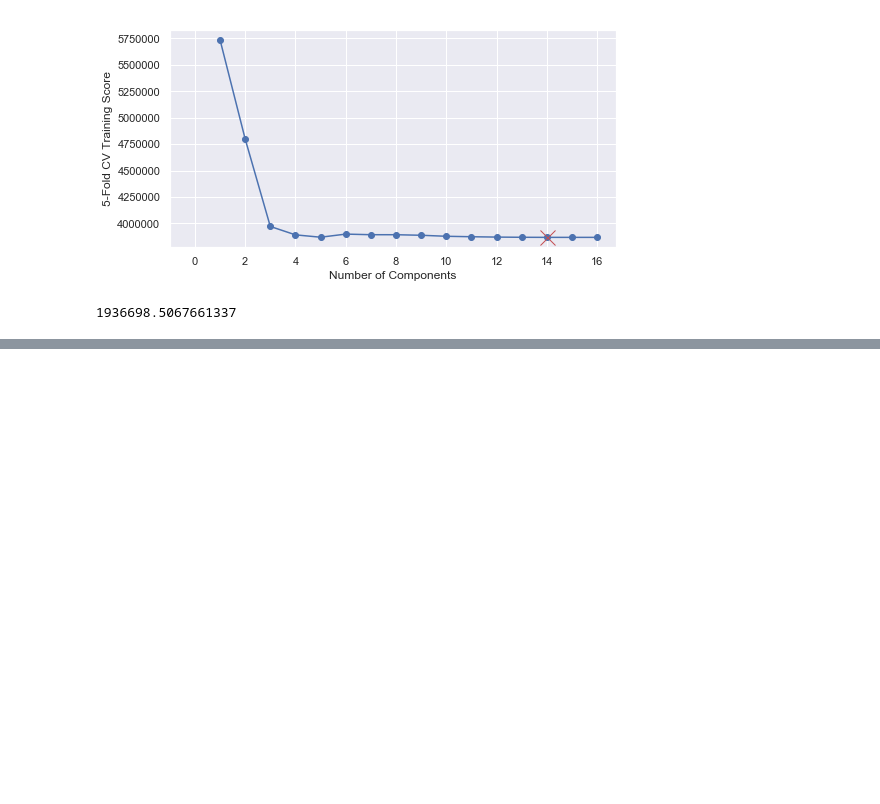
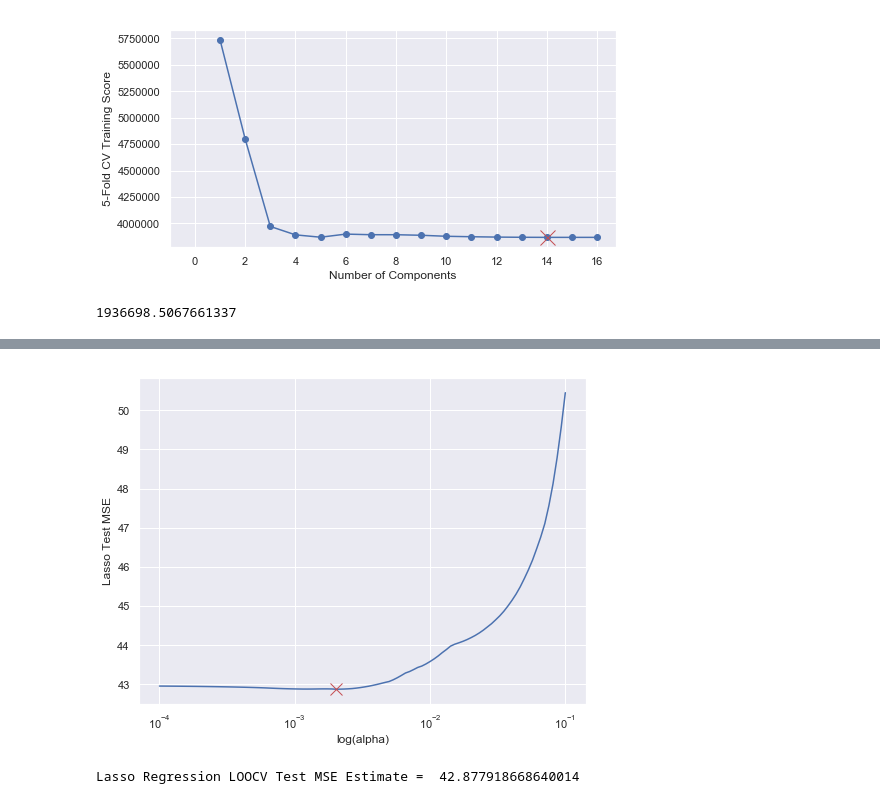
Before and after one commit to sbn1/Introduction-to-Statistical-Learning-using-Python, a Jupyter notebook: Chapter 6. Linear Model Selection and Regularization.ipynb, the cells around one changed output, grey strips where cells are left out. Drawn from its saved outputs; the diff is of its cells as text; code cells hidden in the pictures; blank space fills up the shorter version.

```diff
--- a/Chapter 6. Linear Model Selection and Regularization.ipynb
+++ b/Chapter 6. Linear Model Selection and Regularization.ipynb
@@ -902,0 +952,20 @@ mean_squared_error(pls.predict(X_test.values),y_test)
+# %%
+alphas = 10**np.linspace(-4,-1, 100)
+lasso = LassoCV(alphas=alphas, fit_intercept=True, normalize=True, cv=len(boston))
+lasso.fit(X,y)
+
+lasso_mse = np.mean(lasso.mse_path_, axis=1)
+min_lasso_mse = min(lasso_mse)
+
+fig, ax = plt.subplots(figsize=(8,6))
+ax.plot(lasso.alphas_, lasso_mse )
+ax.plot(lasso.alpha_, min_lasso_mse, marker='x', color='r', markersize=12);
+ax.set_xscale('log');
+ax.set_xlabel('log(alpha)');
+ax.set_ylabel('Lasso Test MSE');
+plt.show()
+
+print('Lasso Regression LOOCV Test MSE Estimate = ', min(lasso_mse),'\n')
+# %% [output]
+[figure, added]
+Lasso Regression LOOCV Test MSE Estimate =  42.877918668640014
```
Also changed, not shown: parts of 10 cells of this notebook.
